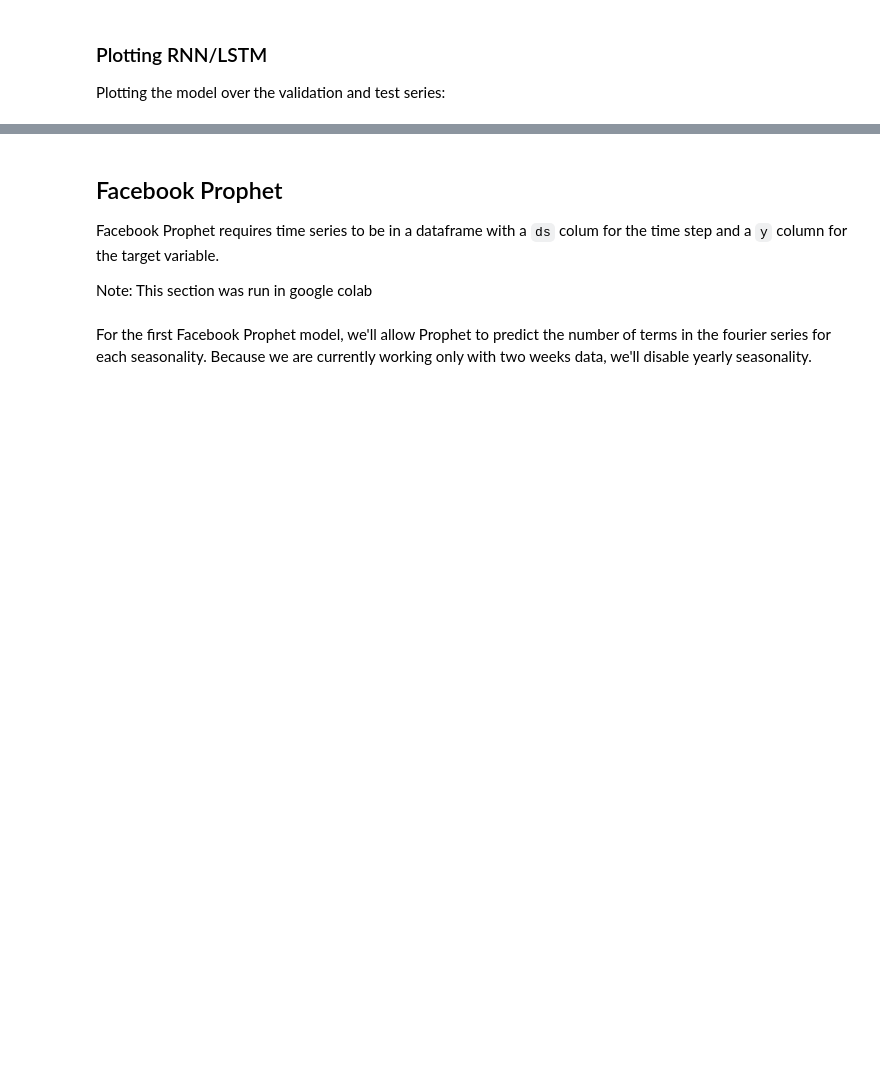
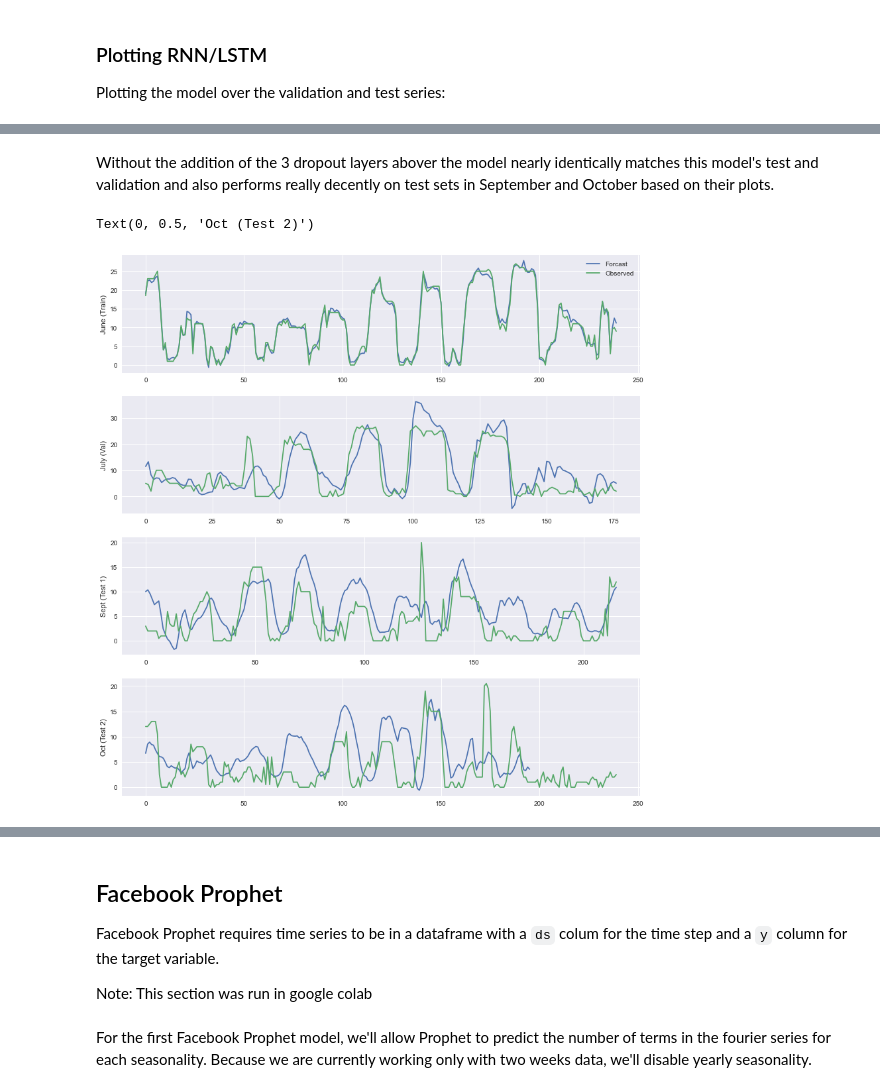
Before and after one commit to mitkrieg/citibike-timeseries, a Jupyter notebook: 02_modeling.ipynb, the cells around one changed output, grey strips where cells are left out. Cells and saved outputs as stored; diff of their text form; code cells hidden in the pictures; blank space fills up the shorter version.

```diff
--- a/02_modeling.ipynb
+++ b/02_modeling.ipynb
@@ -576,8 +582,8 @@ from matplotlib import pyplot
 # %%
-config = [3, 12, 64, 3, 100, 200, 100]
+#code adapted from Machine Learning Mastery
 
-n_seq = 3
-n_steps = 12
+n_seq = 4
+n_steps = 24
 n_filters = 64
 n_kernel = 3
 n_nodes = 100
@@ -599,11 +605,11 @@ model.add(TimeDistributed(Conv1D(filters=n_filters, kernel_size=n_kernel, activa
 model.add(TimeDistributed(Conv1D(filters=n_filters, kernel_size=n_kernel, activation='relu')))
 model.add(TimeDistributed(MaxPooling1D(pool_size=2)))
 model.add(TimeDistributed(Flatten()))
-model.add(Dropout(.5))
+#model.add(Dropout(.5))
 model.add(LSTM(n_nodes, activation='relu'))
-model.add(Dropout(.5))
+#model.add(Dropout(.5))
 model.add(Dense(n_nodes, activation='relu'))
-model.add(Dropout(.5))
+#model.add(Dropout(.5))
 model.add(Dense(1))
 model.compile(loss='mse', optimizer='adam')
 # fit
@@ -812,0 +636,53 @@ cnn-lstm: 4.837 RMSE (+/- 0.206)
+# %% [markdown]
+Without the addition of the 3 dropout layers abover the model nearly identically matches this model's test and validation and also performs really decently on test sets in September and October based on their plots.
+# %%
+fig, ax = plt.subplots(ncols=1, nrows=4)
+
+fig.set_figheight(15)
+
+#plot train + train predictions
+y_train_pred = model.predict(train_x)
+ax[0].plot(y_train_pred,label='Forcast')
+ax[0].plot(train_ts.values[n_seq*n_steps:],label='Observed')
+ax[0].set_ylabel('June (Train)')
+ax[0].legend()
+
+
+#plot validation + validation predictions
+y_val_pred = model.predict(val_x)
+ax[1].plot(y_val_pred)
+ax[1].plot(test_ts.values[n_seq*n_steps:])
+ax[1].set_ylabel('July (Val)')
+
+#prep test 1 data
+test1_ts = station_3172.avail_bikes_ts(time_interval=('2018-09-12','2018-09-24')).interpolate()
+
+test_data = series_to_supervised(test1_ts.values, n_in=n_input)
+test_x, test_y = test_data[:, :-1], test_data[:, -1]
+test_x = test_x.reshape((test_x.shape[0], n_seq, n_steps, 1))
+
+
+#plot test1 + test 1 predictions
+y_test_pred = model.predict(test_x)
+
+ax[2].plot(y_test_pred)
+ax[2].plot(test1_ts.values[n_seq*n_steps:])
+ax[2].set_ylabel('Sept (Test 1)')
+
+#prep test 2 data
+test2_ts = station_3172.avail_bikes_ts(time_interval=('2018-10-01','2018-10-14')).interpolate()
+
+
+test2_data = series_to_supervised(test2_ts.values, n_in=n_input)
+test2_x, test2_y = test2_data[:, :-1], test_data[:, -1]
+test2_x = test2_x.reshape((test2_x.shape[0], n_seq, n_steps, 1))
+
+#plot test 2 + test 2 predictions
+y_test_pred = model.predict(test2_x)
+
+ax[3].plot(y_test_pred)
+ax[3].plot(test2_ts.values[n_seq*n_steps:])
+ax[3].set_ylabel('Oct (Test 2)')
+# %% [output]
+Text(0, 0.5, 'Oct (Test 2)')
+[figure, added]
```
Also changed, not shown: parts of 18 cells of this notebook, 1 other file.
